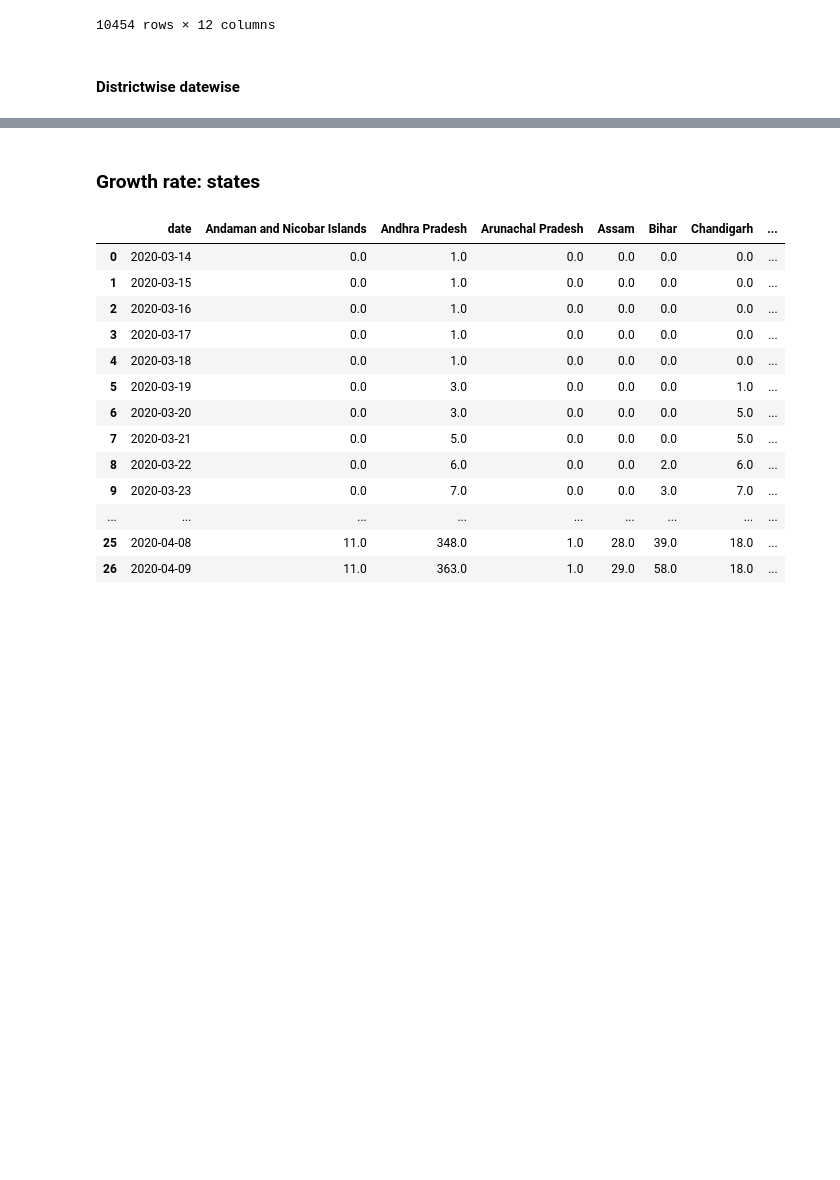
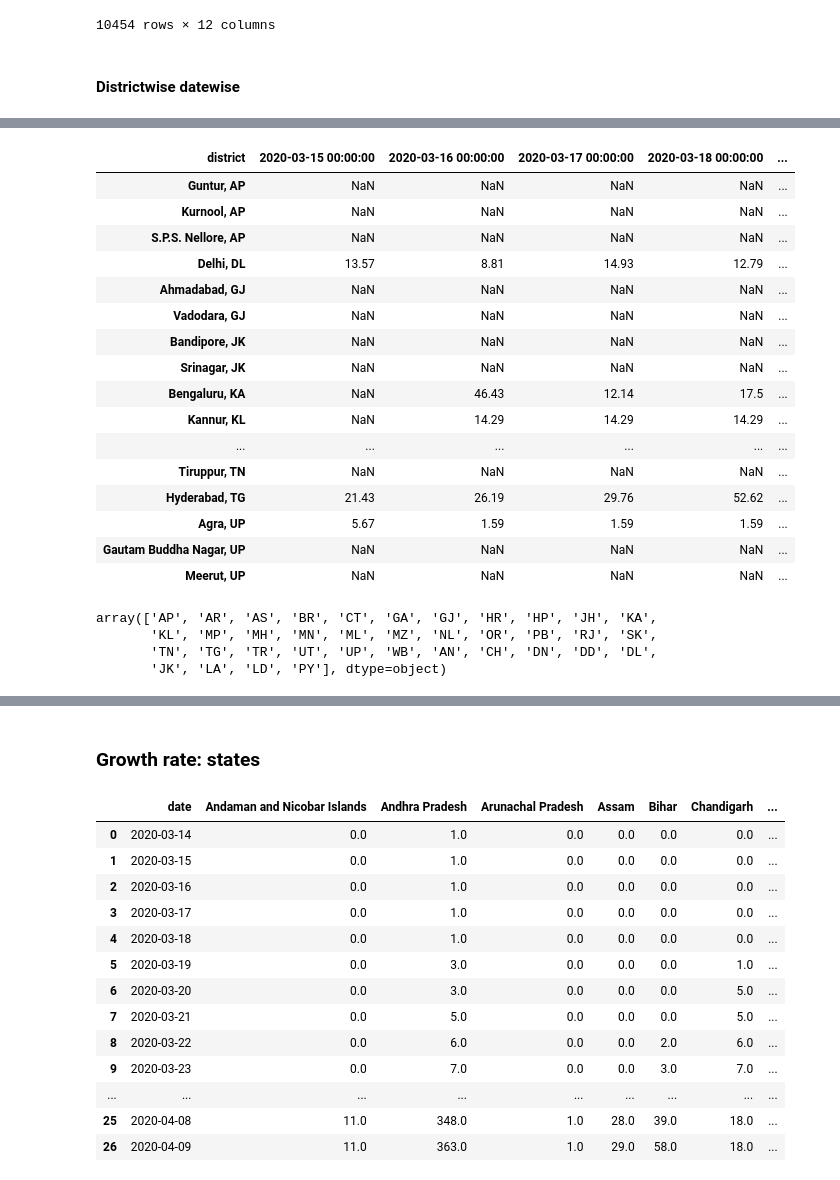
Before and after one commit to deepak-karkala/articles, a Jupyter notebook: covid19/notebooks/pandemic_analysis_api.ipynb, the cells around one changed output, grey strips where cells are left out. Drawn from its saved outputs; the diff is of its cells as text; code cells hidden in the pictures; blank space fills up the shorter version.

```diff
--- a/covid19/notebooks/pandemic_analysis_api.ipynb
+++ b/covid19/notebooks/pandemic_analysis_api.ipynb
@@ -528,0 +541,34 @@ df
+# %%
+### Get time series of cases for each district
+start_date = pd.to_datetime(df.head(1)["date"].values[0])
+end_date = pd.to_datetime(df.tail(1)["date"].values[0])
+
+dfdd = pd.DataFrame()
+idx = 0
+dc = 0
+for sid in range(len(state_list)):
+    state_name = state_list[sid]
+    print(state_name)
+
+    state_district_list = dfd[dfd["state"]==state_name]["district"].unique()
+    dc += len(state_district_list)
+    for did in range(len(state_district_list)):
+        district_name = state_district_list[did]
+
+        d = start_date
+        while (d <= end_date):
+            dfdd.at[idx, "state"] = state_name
+            dfdd.at[idx, "district"] = district_name
+            dfdd.at[idx, "date"] = d
+
+            dfc = dfts[(dfts["state"]==state_name) & (dfts["district"]==district_name) & (dfts["date"]==d)]
+            if len(dfc)==0:
+                dfdd.at[idx, "count"] = 0
+            elif len(dfc)==1:
+                dfdd.at[idx, "count"] = dfc["count"].values[0]
+            else:
+                print("Error: " + state_name + " " + district_name + " " + date)
+
+            idx += 1
+            d += timedelta(days=1)
+dfdd.to_csv("../data/extracted_data_api/districtwise_time_series.csv", index=False)
@@ -528,0 +688,28 @@ df
+# %%
+dfrc
+# %% [output]
+| district | 2020-03-15 00:00:00 | 2020-03-16 00:00:00 | 2020-03-17 00:00:00 | 2020-03-18 00:00:00 | ... |
+| Guntur, AP | NaN | NaN | NaN | NaN | ... |
+| Kurnool, AP | NaN | NaN | NaN | NaN | ... |
+| S.P.S. Nellore, AP | NaN | NaN | NaN | NaN | ... |
+| Delhi, DL | 13.57 | 8.81 | 14.93 | 12.79 | ... |
+| Ahmadabad, GJ | NaN | NaN | NaN | NaN | ... |
+| Vadodara, GJ | NaN | NaN | NaN | NaN | ... |
+| Bandipore, JK | NaN | NaN | NaN | NaN | ... |
+| Srinagar, JK | NaN | NaN | NaN | NaN | ... |
+| Bengaluru, KA | NaN | 46.43 | 12.14 | 17.5 | ... |
+| Kannur, KL | NaN | 14.29 | 14.29 | 14.29 | ... |
+| ... | ... | ... | ... | ... | ... |
+| Tiruppur, TN | NaN | NaN | NaN | NaN | ... |
+| Hyderabad, TG | 21.43 | 26.19 | 29.76 | 52.62 | ... |
+| Agra, UP | 5.67 | 1.59 | 1.59 | 1.59 | ... |
+| Gautam Buddha Nagar, UP | NaN | NaN | NaN | NaN | ... |
+| Meerut, UP | NaN | NaN | NaN | NaN | ... |
+# %%
+state_code_list = dfsc["state_code"].unique()
+state_code_list
+# %% [output]
+array(['AP', 'AR', 'AS', 'BR', 'CT', 'GA', 'GJ', 'HR', 'HP', 'JH', 'KA',
+       'KL', 'MP', 'MH', 'MN', 'ML', 'MZ', 'NL', 'OR', 'PB', 'RJ', 'SK',
+       'TN', 'TG', 'TR', 'UT', 'UP', 'WB', 'AN', 'CH', 'DN', 'DD', 'DL',
+       'JK', 'LA', 'LD', 'PY'], dtype=object)
```
Also changed, not shown: parts of 14 cells of this notebook, 4 other files.
